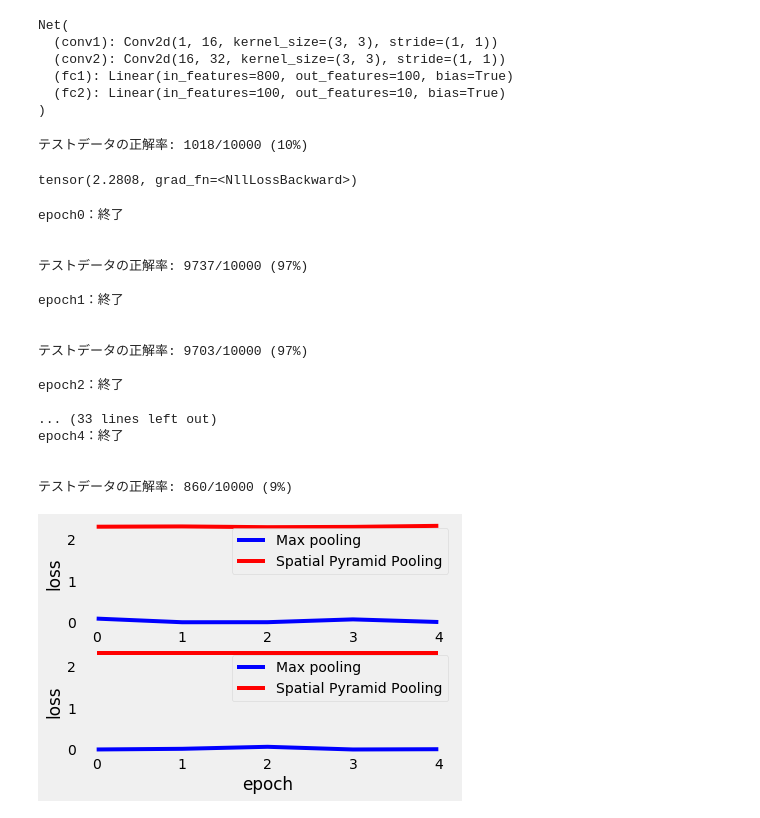
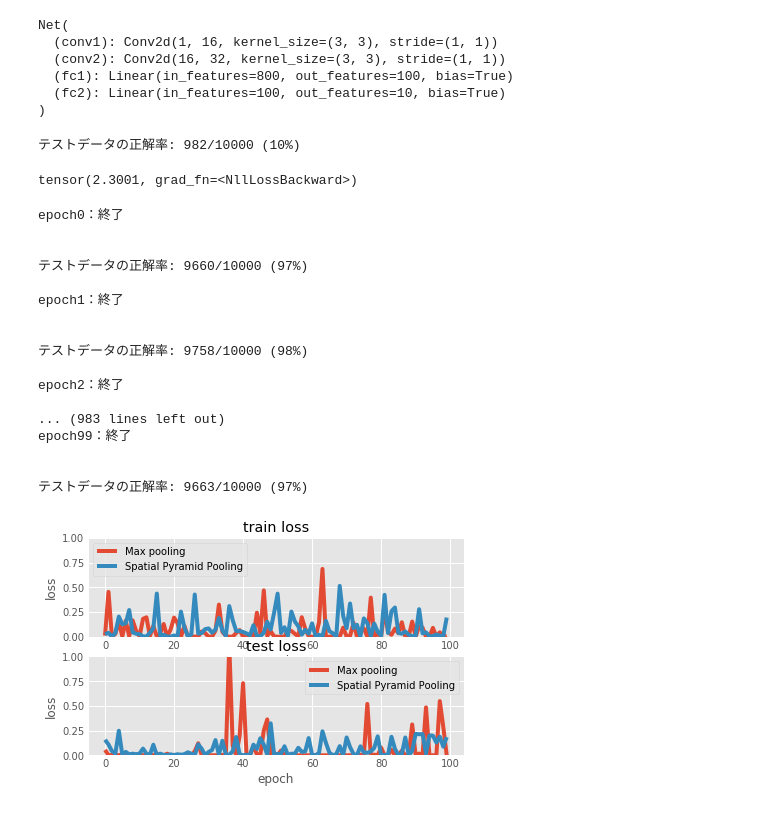
Before and after one commit to bashiiko/Feature-extraction-with-SPP-layer, a Jupyter notebook: SPP-net.ipynb, the cells around one changed output. Cells and saved outputs as stored; diff of their text form; code cells hidden in the pictures.

```diff
--- a/SPP-net.ipynb
+++ b/SPP-net.ipynb
@@ -159,6 +162,7 @@ loss_fn = nn.CrossEntropyLoss()  # 変数名にはcriterionも使われる
 
 # 重みを学習する際の最適化手法の選択
 optimizer = optim.Adam(model.parameters(), lr=0.01)
+optimizer_spp = optim.Adam(spp_model.parameters(), lr=0.01)
 # %%
 # 5. 学習と推論の設定
 # 学習1回でやることを定義します
@@ -186,10 +196,13 @@ def train(epoch, pooling_method):
     print("epoch{}：終了\n".format(epoch))
     return loss
 # %%
-
 def test(pooling_method):
     # ネットワークを推論モードに切り替える
-    model.eval()
+    if pooling_method == "SPP":
+        spp_model.eval()
+    else:
+        model.eval()
+
     correct = 0
     # データローダーから1ミニバッチずつ取り出して計算する
     for data, target in loader_test:
@@ -213,10 +226,10 @@ def test(pooling_method):
     return loss
 # %%
 # 学習なしにテストデータで推論
-test('SPP')
+test('MAX')
 # %% [output]
-テストデータの正解率: 1018/10000 (10%)
+テストデータの正解率: 982/10000 (10%)
-tensor(2.2808, grad_fn=<NllLossBackward>)
+tensor(2.3001, grad_fn=<NllLossBackward>)
 # %%
 %matplotlib inline
 import matplotlib.pyplot as plt
@@ -229,7 +242,7 @@ test_loss_list_spp = []
 
 pooling_method = ['MAX','SPP']
 
-num_epochs = 5
+num_epochs = 100
 
 for epoch in range(num_epochs):
     train_loss = train(epoch, pooling_method[0])
@@ -255,46 +268,46 @@ torch.save(model.state_dict(), 'vae.pth')
 torch.save(spp_model.state_dict(), 'vae_spp.pth')
 
 #loss_list = np.load('{}/loss_list.npy'.format(out_dir))
-plt.style.use('fivethirtyeight')
+plt.style.use('ggplot')
 
 plt.subplot(2, 1, 1)
 plt.plot(train_loss_list, label="Max pooling")
 plt.plot(train_loss_list_spp, label="Spatial Pyramid Pooling")
 plt.xlabel('epoch')
 plt.ylabel('loss')
-plt.grid()
 plt.legend()
+plt.ylim([0,1])
 plt.title("train loss")
 
 plt.subplot(2, 1, 2)
 plt.plot(test_loss_list, label="Max pooling")
 plt.plot(test_loss_list_spp, label="Spatial Pyramid Pooling")
 plt.xlabel('epoch')
 plt.ylabel('loss')
-plt.grid()
 plt.legend()
+plt.ylim([0,1])
 plt.title("test loss")
 
 plt.show()
 # %% [output]
 epoch0：終了
 
 
-テストデータの正解率: 9737/10000 (97%)
+テストデータの正解率: 9660/10000 (97%)
 
 epoch1：終了
 
 
-テストデータの正解率: 9703/10000 (97%)
+テストデータの正解率: 9758/10000 (98%)
 
 epoch2：終了
 
-... (33 lines left out)
-epoch4：終了
+... (983 lines left out)
+epoch99：終了
 
 
-テストデータの正解率: 860/10000 (9%)
+テストデータの正解率: 9663/10000 (97%)
-[figure, old version]
+[figure, new version]
 # %%
 # max-pooling
 # 60000のデータに3エポック学習を実行する
```
Also changed, not shown: parts of 6 cells of this notebook, 7 other files.
